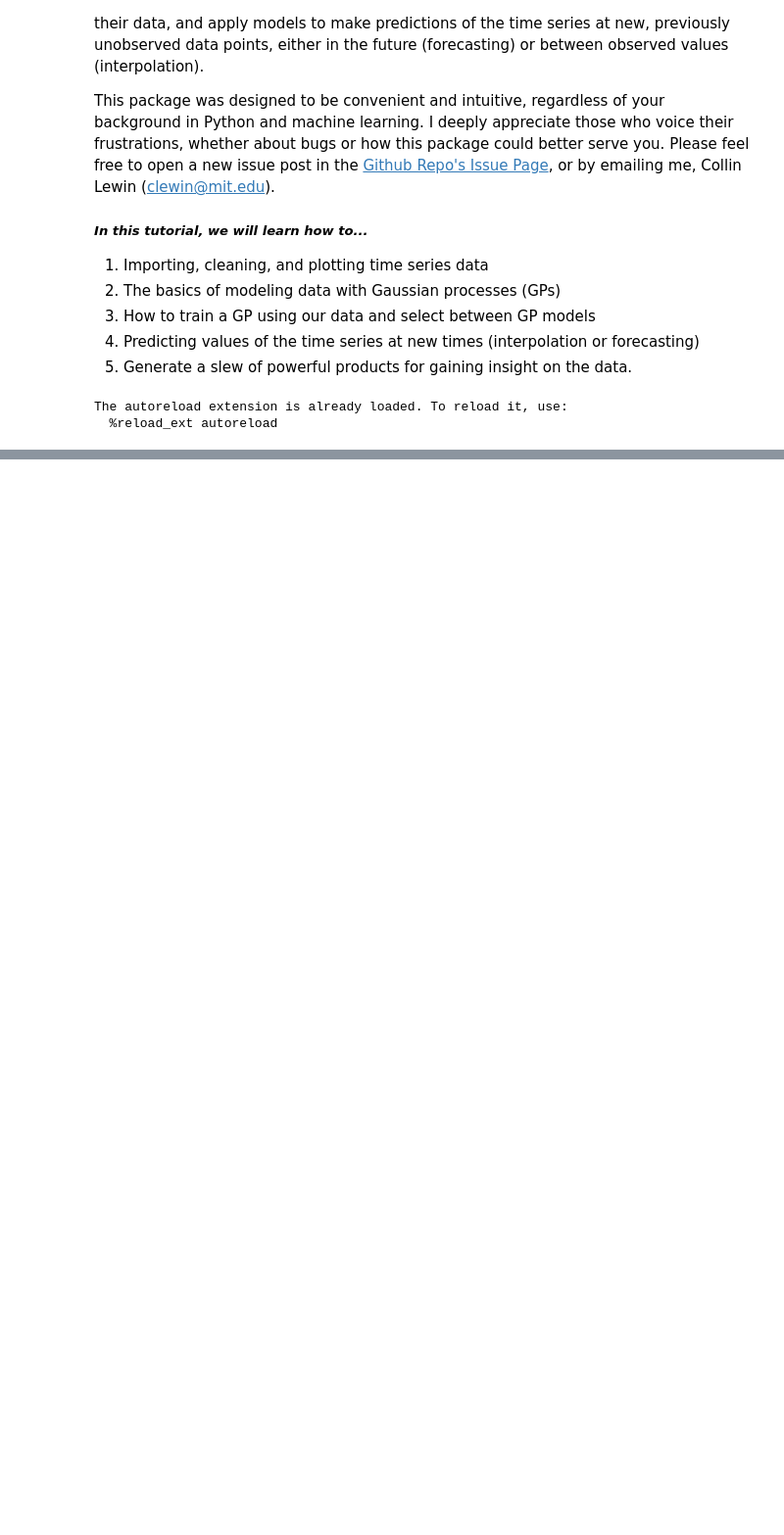
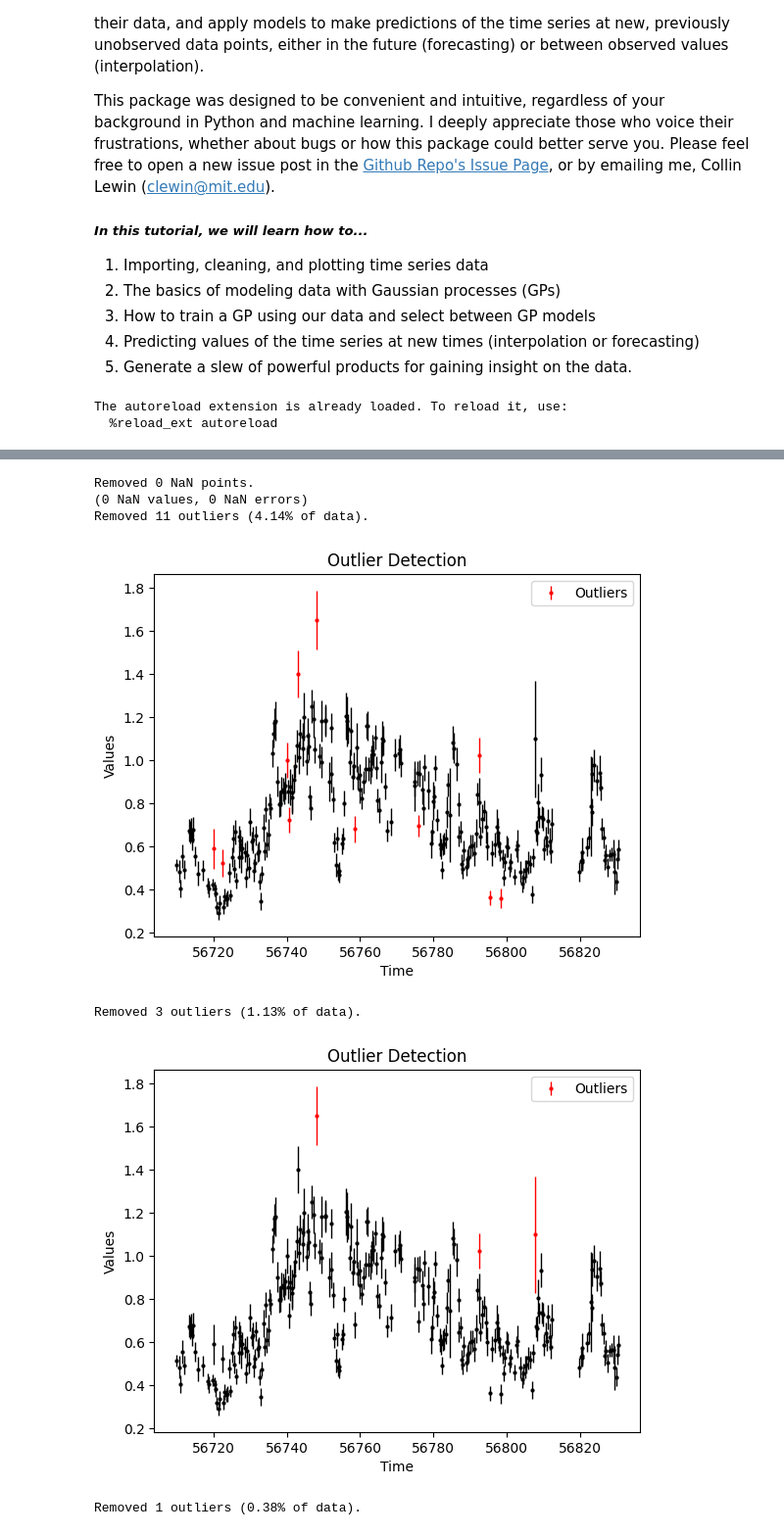
Before and after one commit to collinlewin/STELA-Toolkit, a Jupyter notebook: tutorials/gp_tutorial.ipynb, the cells around one changed output, grey strips where cells are left out. Shown at 98% size. Drawn from its saved outputs; the diff is of its cells as text; code cells hidden in the pictures; blank space fills up the shorter version.

Commit message:
Completed skeleton for preprocessing.

```diff
--- a/tutorials/gp_tutorial.ipynb
+++ b/tutorials/gp_tutorial.ipynb
@@ -63,0 +52,20 @@ Removed 5 outliers (1.88% of data).
+# %%
+from tsi_toolkit.preprocessing import Preprocessing
+
+# Preprocess the data
+Preprocessing.remove_nans(lightcurve)
+Preprocessing.remove_outliers(lightcurve, threshold=1.5, rolling_window=10, plot=True, verbose=True, save=False)
+Preprocessing.remove_outliers(lightcurve, threshold=1.5, rolling_window=50, plot=True, verbose=True, save=False)
+Preprocessing.remove_outliers(lightcurve, threshold=1.5, rolling_window=None, plot=True, verbose=True, save=False)
+
+Preprocessing.trim_time_segment(lightcurve, end_time=56815, plot=True, save=False)
+Preprocessing.polynomial_detrend(lightcurve, degree=3, plot=True, save=False)
+Preprocessing.standardize(lightcurve)
+# %% [output]
+Removed 0 NaN points.
+(0 NaN values, 0 NaN errors)
+Removed 11 outliers (4.14% of data).
+[figure, added]
+Removed 3 outliers (1.13% of data).
+[figure, added]
+Removed 1 outliers (0.38% of data).
```
Also changed, not shown: parts of 5 cells of this notebook.
